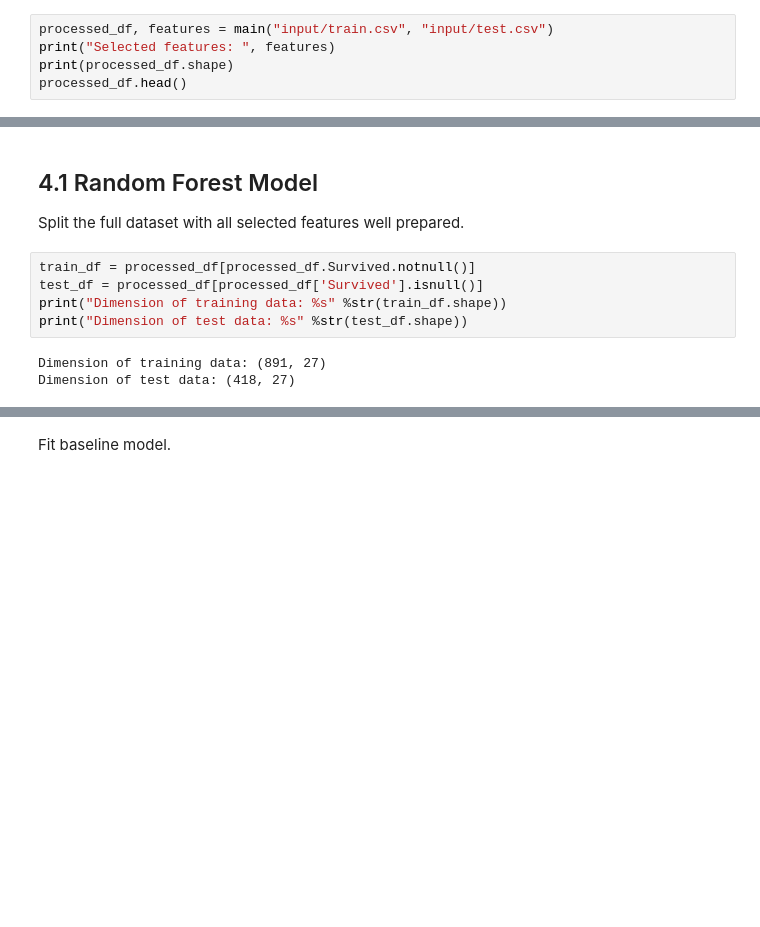
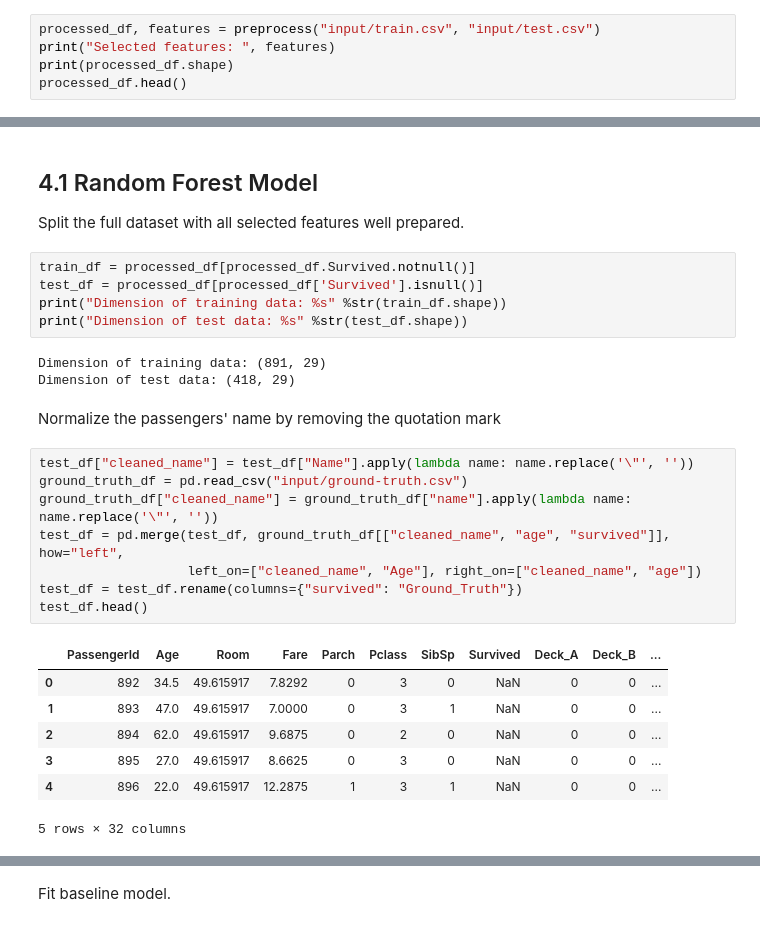
Before and after one commit to Shenghao1993/kaggle-titanic-survival-classification, a Jupyter notebook: Titanic - Model Training & Evaluation.ipynb, the cells around one changed output, grey strips where cells are left out. Drawn from its saved outputs; the diff is of its cells as text; blank space fills up the shorter version.

```diff
--- a/Titanic - Model Training & Evaluation.ipynb
+++ b/Titanic - Model Training & Evaluation.ipynb
@@ -10,7 +12,7 @@ warnings.filterwarnings('ignore')
 # Chapter IV - Fit Machine Learning Models
 Perform feature engineering on the combined training & test dataset before fitting machine learning models.
 # %%
-processed_df, features = main("input/train.csv", "input/test.csv")
+processed_df, features = preprocess("input/train.csv", "input/test.csv")
 print("Selected features: ", features)
 print(processed_df.shape)
 processed_df.head()
@@ -41,5 +43,23 @@ test_df = processed_df[processed_df['Survived'].isnull()]
 print("Dimension of training data: %s" %str(train_df.shape))
 print("Dimension of test data: %s" %str(test_df.shape))
 # %% [output]
-Dimension of training data: (891, 27)
-Dimension of test data: (418, 27)
+Dimension of training data: (891, 29)
+Dimension of test data: (418, 29)
+# %% [markdown]
+Normalize the passengers' name by removing the quotation mark
+# %%
+test_df["cleaned_name"] = test_df["Name"].apply(lambda name: name.replace('\"', ''))
+ground_truth_df = pd.read_csv("input/ground-truth.csv")
+ground_truth_df["cleaned_name"] = ground_truth_df["name"].apply(lambda name: name.replace('\"', ''))
+test_df = pd.merge(test_df, ground_truth_df[["cleaned_name", "age", "survived"]], how="left",
+                   left_on=["cleaned_name", "Age"], right_on=["cleaned_name", "age"])
+test_df = test_df.rename(columns={"survived": "Ground_Truth"})
+test_df.head()
+# %% [output]
+|  | PassengerId | Age | Room | Fare | Parch | Pclass | SibSp | Survived | Deck_A | Deck_B | ... |
+| 0 | 892 | 34.5 | 49.615917 | 7.8292 | 0 | 3 | 0 | NaN | 0 | 0 | ... |
+| 1 | 893 | 47.0 | 49.615917 | 7.0000 | 0 | 3 | 1 | NaN | 0 | 0 | ... |
+| 2 | 894 | 62.0 | 49.615917 | 9.6875 | 0 | 2 | 0 | NaN | 0 | 0 | ... |
+| 3 | 895 | 27.0 | 49.615917 | 8.6625 | 0 | 3 | 0 | NaN | 0 | 0 | ... |
+| 4 | 896 | 22.0 | 49.615917 | 12.2875 | 1 | 3 | 1 | NaN | 0 | 0 | ... |
+5 rows × 32 columns
```
Also changed, not shown: parts of 7 cells of this notebook, 2 other files.
